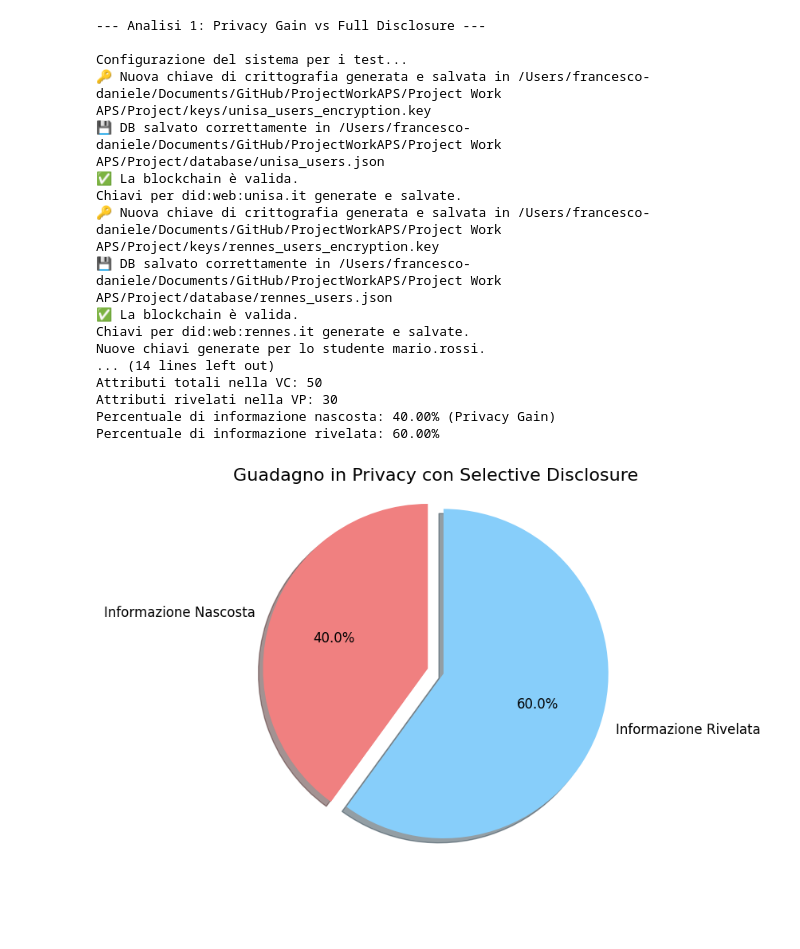
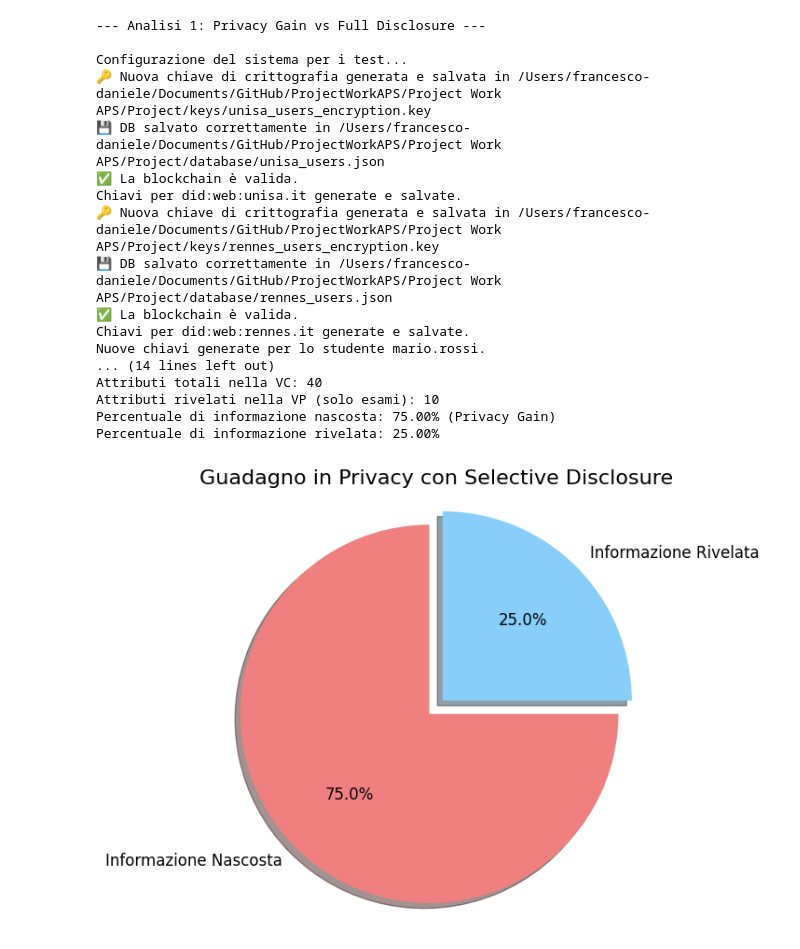
Before and after one commit to FrancescoGargiuloo/ProjectWorkAPS, a Jupyter notebook: Project Work APS/Project/Metrics.ipynb, the cells around one changed output. Cells and saved outputs as stored; diff of their text form; code cells hidden in the pictures; blank space fills up the shorter version.

```diff
--- a/Project Work APS/Project/Metrics.ipynb
+++ b/Project Work APS/Project/Metrics.ipynb
@@ -158,42 +158,35 @@ if not students:
     print("Nessuno studente autenticato per generare credenziali. Skippo l'analisi.")
 else:
     student = students[0]
-
     rennes_uni.generate_academic_credential(student, fictitious_exams)
     academic_cred = student.load_academic_credential()
 
     if academic_cred:
         original_claims = []
-        # Estrai tutti i campi da tutti gli esami nella credenziale completa
-        for exam in academic_cred["credentialSubject"]["exams"]:
-            exam_id = exam.get("examId", "")
-            for field, value in exam.items():
+        exams = academic_cred["credentialSubject"]["exams"]
+
+        for exam_id, exam_data in exams.items():
+            for field, value in exam_data.items():
                 original_claims.append(f"{exam_id}_{field}")
+
         total_attributes_vc = len(original_claims)
 
         if total_attributes_vc > 0:
-            reveal_config = {}
-            for exam in academic_cred["credentialSubject"]["exams"]:
-                exam_id = exam.get("examId", str(uuid.uuid4()))
-                reveal_config[exam_id] = {"name": True, "grade": True, "credits": True} # Riveliamo nome, voto e crediti
-
-            selective_presentation = student.generate_selective_presentation_automated(
-                reveal_fields=reveal_config
-            )
-
+            selective_presentation = student.generate_selective_presentation_automated()
             if selective_presentation:
                 revealed_attributes_count = 0
                 disclosed_claims = selective_presentation["verifiableCredential"]["credentialSubject"]["disclosedClaims"]
-                for exam_id, fields in disclosed_claims.items():
-                    revealed_attributes_count += len(fields)
+                if "exams" in disclosed_claims:
+                    for exam_id, fields in disclosed_claims["exams"].items():
+                        revealed_attributes_count += len(fields)
 
-                # Calcola il privacy gain
+                # Calcolo privacy gain
                 privacy_ratio = (total_attributes_vc - revealed_attributes_count) / total_attributes_vc
                 revealed_ratio = revealed_attributes_count / total_attributes_vc
 
                 print(f"\n--- Riepilogo Privacy Gain ---")
                 print(f"Attributi totali nella VC: {total_attributes_vc}")
-                print(f"Attributi rivelati nella VP: {revealed_attributes_count}")
+                print(f"Attributi rivelati nella VP (solo esami): {revealed_attributes_count}")
                 print(f"Percentuale di informazione nascosta: {privacy_ratio:.2%} (Privacy Gain)")
                 print(f"Percentuale di informazione rivelata: {revealed_ratio:.2%}")
 
@@ -202,38 +195,38 @@ else:
                 sizes = [privacy_ratio, revealed_ratio]
                 colors = ['lightcoral', 'lightskyblue']
                 explode = (0.1, 0)
 
                 fig1, ax1 = plt.subplots(figsize=(8, 6))
                 ax1.pie(sizes, explode=explode, labels=labels, colors=colors, autopct='%1.1f%%',
                         shadow=True, startangle=90, textprops={'fontsize': 12})
                 ax1.axis('equal')
                 plt.title('Guadagno in Privacy con Selective Disclosure', fontsize=16)
                 plt.show()
             else:
                 print("Impossibile generare la presentazione selettiva per l'analisi del privacy gain.")
         else:
             print("Nessun attributo trovato nella credenziale accademica per l'analisi.")
     else:
         print("Credenziale accademica non trovata per l'analisi del privacy gain.")
 # %% [output]
 --- Analisi 1: Privacy Gain vs Full Disclosure ---
 
 Configurazione del sistema per i test...
 🔑 Nuova chiave di crittografia generata e salvata in /Users/francesco-daniele/Documents/GitHub/ProjectWorkAPS/Project Work APS/Project/keys/unisa_users_encryption.key
 💾 DB salvato correttamente in /Users/francesco-daniele/Documents/GitHub/ProjectWorkAPS/Project Work APS/Project/database/unisa_users.json
 ✅ La blockchain è valida.
 Chiavi per did:web:unisa.it generate e salvate.
 🔑 Nuova chiave di crittografia generata e salvata in /Users/francesco-daniele/Documents/GitHub/ProjectWorkAPS/Project Work APS/Project/keys/rennes_users_encryption.key
 💾 DB salvato correttamente in /Users/francesco-daniele/Documents/GitHub/ProjectWorkAPS/Project Work APS/Project/database/rennes_users.json
 ✅ La blockchain è valida.
 Chiavi per did:web:rennes.it generate e salvate.
 Nuove chiavi generate per lo studente mario.rossi.
 ... (14 lines left out)
-Attributi totali nella VC: 50
-Attributi rivelati nella VP: 30
-Percentuale di informazione nascosta: 40.00% (Privacy Gain)
-Percentuale di informazione rivelata: 60.00%
+Attributi totali nella VC: 40
+Attributi rivelati nella VP (solo esami): 10
+Percentuale di informazione nascosta: 75.00% (Privacy Gain)
+Percentuale di informazione rivelata: 25.00%
-[figure, old version]
+[figure, new version]
 # %%
 #### Analisi 2: Efficienza Dimensionale ####
 print("\n--- Analisi 2: Efficienza Dimensionale ---")
```
Also changed, not shown: parts of 2 cells of this notebook, 6 other files.
